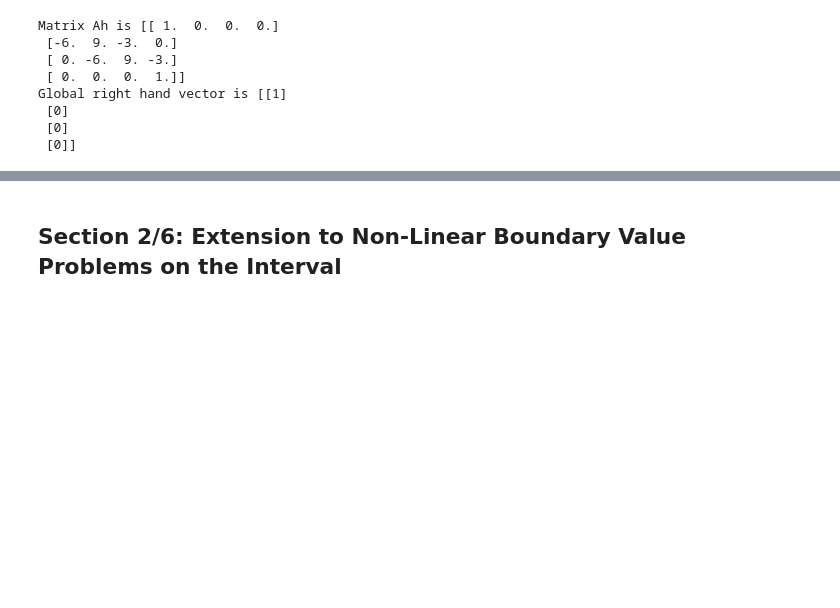
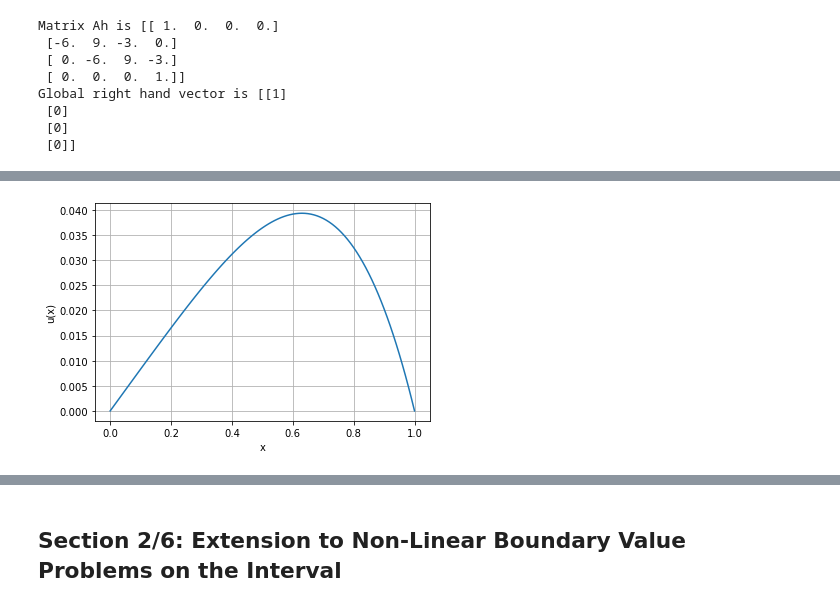
Before and after one commit to gawdot/numerical-practicum-chemical-engineers, a Jupyter notebook: homework1/notebooks/HW1-intro.ipynb, the cells around one changed output, grey strips where cells are left out. Saved outputs shown, nothing was run; the diff lists cells and outputs as text; code cells hidden in the pictures; blank space fills up the shorter version.

```diff
--- a/homework1/notebooks/HW1-intro.ipynb
+++ b/homework1/notebooks/HW1-intro.ipynb
@@ -202,11 +277,0 @@ As previous assignment, this time using the upwind scheme to approximate the con
-# %%
-h = 1/3
-
-A = np.array([[1,0,0,0],
-             [-1/(2*(h**2)) - 1/(h), 1/h**2 + 1/(h), -1/(2*(h**2)), 0],
-             [0, -1/(2*(h**2)) - 1/(h), 1/h**2 + 1/(h), -1/(2*(h**2))],
-             [0,0,0,1]])
-print ('Matrix Ah is',A)
-
-f = np.array([[1],[0],[0],[0]])
-print ('Global right hand vector is', f)
@@ -377,0 +278,33 @@ plt.show()
+# %%
+def poisson_1d(N):
+    h = 1/N; h2=h*h;
+    e = np.ones(N+1);
+    A = np.diag(-e[:-1],k=1)+np.diag(2*e)+np.diag(-e[:-1],k=-1); # tridiagonal matrix
+    A = (1/h2)*A;
+    A[0][0]=1; A[0][1]=0;     # handling left-most Dirchlet boundary condition
+    A[-1][-1]=1; A[-1][-2]=0; # handling right-most Dirchlet boundary condition
+    return A
+
+N = 100; Np1 = N+1;
+
+# define spatial mesh
+xvec = np.linspace(0,1,N+1)
+
+# define matrix
+A = poisson_1d(N)
+
+# define right-hand side vector
+fvec = xvec**2
+fvec[0] = 0; fvec[-1] = 0;
+
+# solve linear system for u
+u = np.linalg.solve(A,fvec)
+
+plt.figure()
+plt.plot(xvec, u, label='Computed solution')
+plt.xlabel('x')
+plt.ylabel('u(x)')
+plt.grid()
+plt.show()
+# %% [output]
+[figure, added]
```
Also changed, not shown: parts of 38 cells of this notebook.
